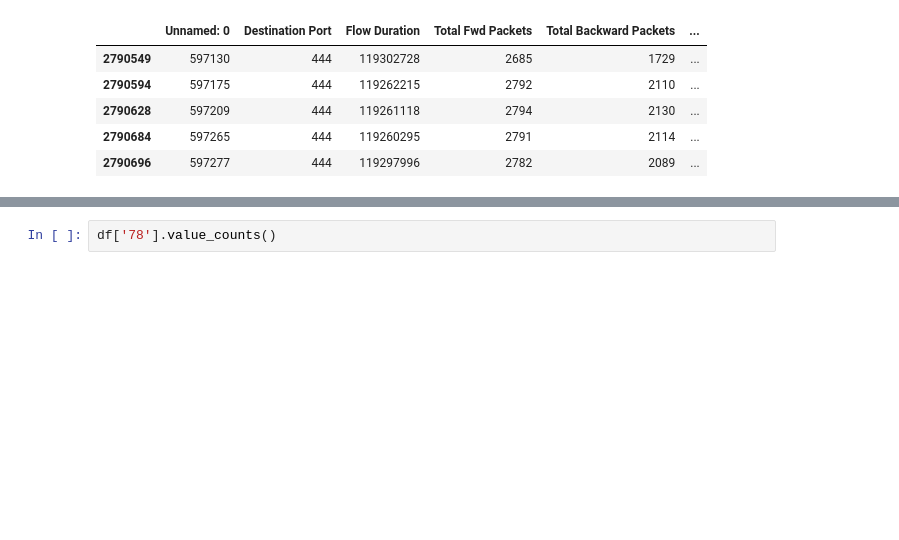
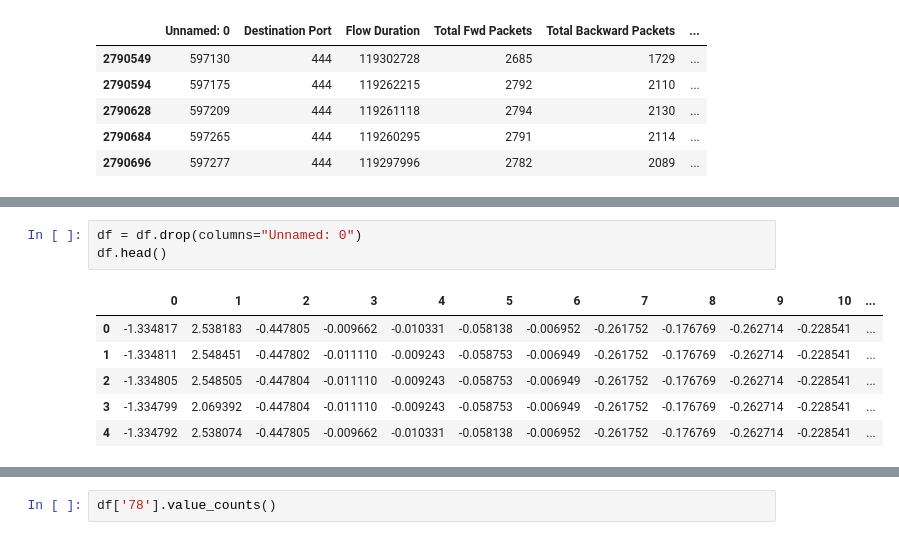
Before and after one commit to adtyadev/ResearchTA, a Jupyter notebook: Classification New Data.ipynb, the cells around one changed output, grey strips where cells are left out. Cells and saved outputs as stored; diff of their text form; blank space fills up the shorter version.

```diff
--- a/Classification New Data.ipynb
+++ b/Classification New Data.ipynb
@@ -155,0 +184,10 @@ df.head()
+# %%
+df = df.drop(columns="Unnamed: 0")
+df.head()
+# %% [output]
+|  | 0 | 1 | 2 | 3 | 4 | 5 | 6 | 7 | 8 | 9 | 10 | ... |
+| 0 | -1.334817 | 2.538183 | -0.447805 | -0.009662 | -0.010331 | -0.058138 | -0.006952 | -0.261752 | -0.176769 | -0.262714 | -0.228541 | ... |
+| 1 | -1.334811 | 2.548451 | -0.447802 | -0.011110 | -0.009243 | -0.058753 | -0.006949 | -0.261752 | -0.176769 | -0.262714 | -0.228541 | ... |
+| 2 | -1.334805 | 2.548505 | -0.447804 | -0.011110 | -0.009243 | -0.058753 | -0.006949 | -0.261752 | -0.176769 | -0.262714 | -0.228541 | ... |
+| 3 | -1.334799 | 2.069392 | -0.447804 | -0.011110 | -0.009243 | -0.058753 | -0.006949 | -0.261752 | -0.176769 | -0.262714 | -0.228541 | ... |
+| 4 | -1.334792 | 2.538074 | -0.447805 | -0.009662 | -0.010331 | -0.058138 | -0.006952 | -0.261752 | -0.176769 | -0.262714 | -0.228541 | ... |
```
Also changed, not shown: parts of 10 cells of this notebook.
